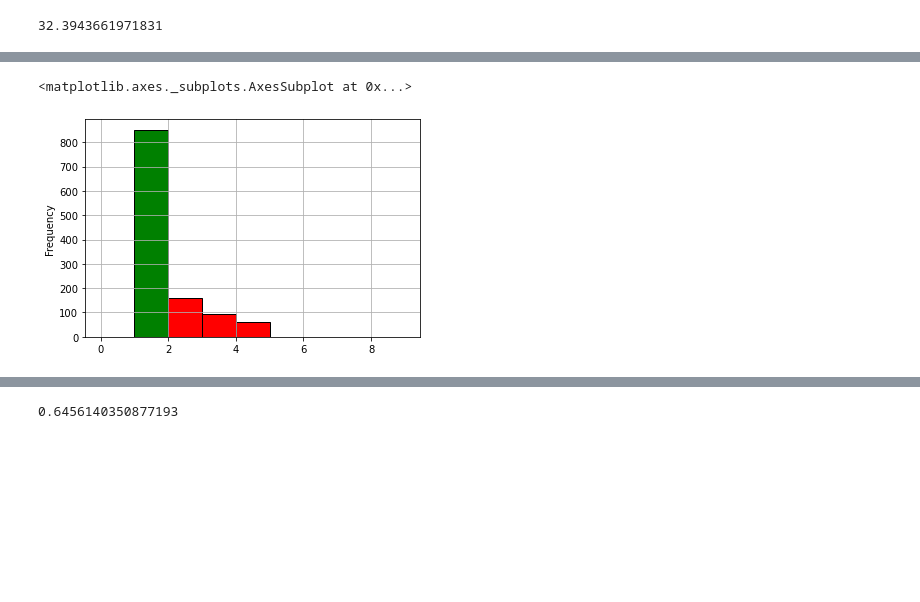
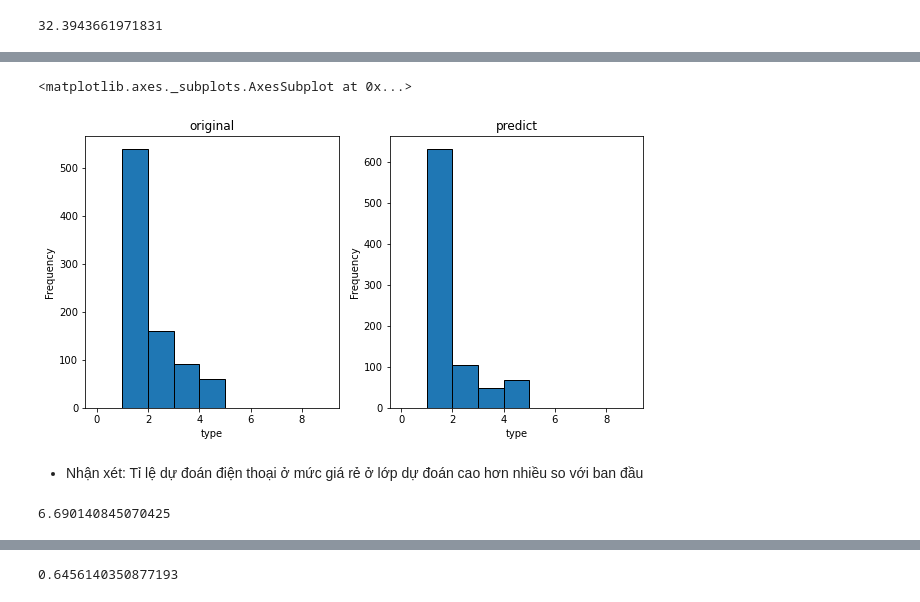
Before and after one commit to Truong1311/DataScienceProject, a Jupyter notebook: Sources/Tien Xu Ly va Mo Hinh Hoa.ipynb, the cells around one changed output, grey strips where cells are left out. Drawn from its saved outputs; the diff is of its cells as text; code cells hidden in the pictures; blank space fills up the shorter version.

```diff
--- a/Sources/Tien Xu Ly va Mo Hinh Hoa.ipynb
+++ b/Sources/Tien Xu Ly va Mo Hinh Hoa.ipynb
@@ -321,7 +321,7 @@ array([[-1.93197218e-01, -8.14324446e-01, -1.95305140e-01, ...,
 # %%
 full_pipeline_mlpclassifier = make_pipeline(
     (preprocess_pipeline),
-    (MLPClassifier(hidden_layer_sizes=(64,64),activation= 'tanh', solver='lbfgs', random_state=0, max_iter=15000))
+    (MLPClassifier(hidden_layer_sizes=(64,64,),activation= 'tanh', solver='lbfgs', random_state=0, max_iter=15000))
 
 )
 # %%
@@ -411,11 +391,25 @@ val_errs
 # %%
-# Visualized hai đồ thị của train_y ban đầu và train_y dự đoán.
-tr_y.plot.hist(bins=range(0, 10, 1), edgecolor='black', color ='red')
+# tương quan gữa kết quả dự đoán và ban đầu hai đồ thị của train_y ban đầu và train_y dự đoán.
 tr_y_pre = pd.Series(s.predict(tr_X))
-tr_y_pre.hist(bins=range(0, 10, 1), edgecolor='black', color = 'green')
+
+plt.figure(figsize=(10, 5))
+plt.subplot(1, 2, 1)
+plt.title('original'); plt.xlabel('type'); plt.ylabel('counts')
+tr_y.plot.hist(bins=range(0, 10, 1), edgecolor='black')
+
+plt.subplot(1, 2, 2)
+plt.title('predict'); plt.xlabel('type'); plt.ylabel('counts')
+
+tr_y_pre.plot.hist(bins=range(0, 10, 1), edgecolor='black')
 # %% [output]
 <matplotlib.axes._subplots.AxesSubplot at 0x...>
-[figure, old version]
+[figure, new version]
+# %% [markdown]
+- Nhận xét: Tỉ lệ dự đoán điện thoại ở mức giá rẻ ở lớp dự đoán cao hơn nhiều so với ban đầu
+# %%
+min(train_errs)
+# %% [output]
+6.690140845070425
 # %%
 full_pipeline_mlpclassifier.set_params(pipeline__coladderdropper__num_top_pmakers=best_num_top_pmakers,mlpclassifier__alpha = best_alpha,mlpclassifier__verbose=True)
 # %% [output]
```
Also changed, not shown: parts of 3 cells of this notebook.
